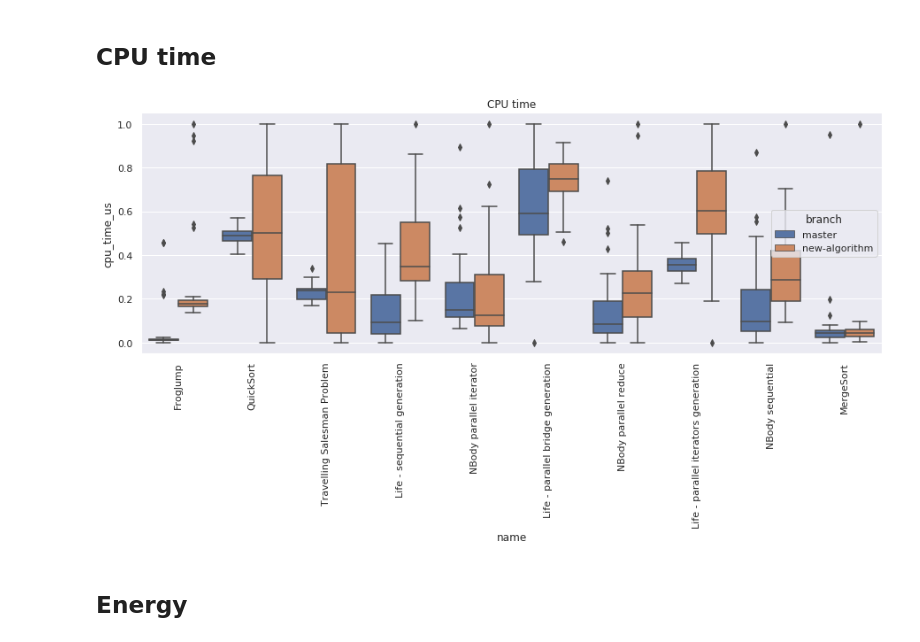
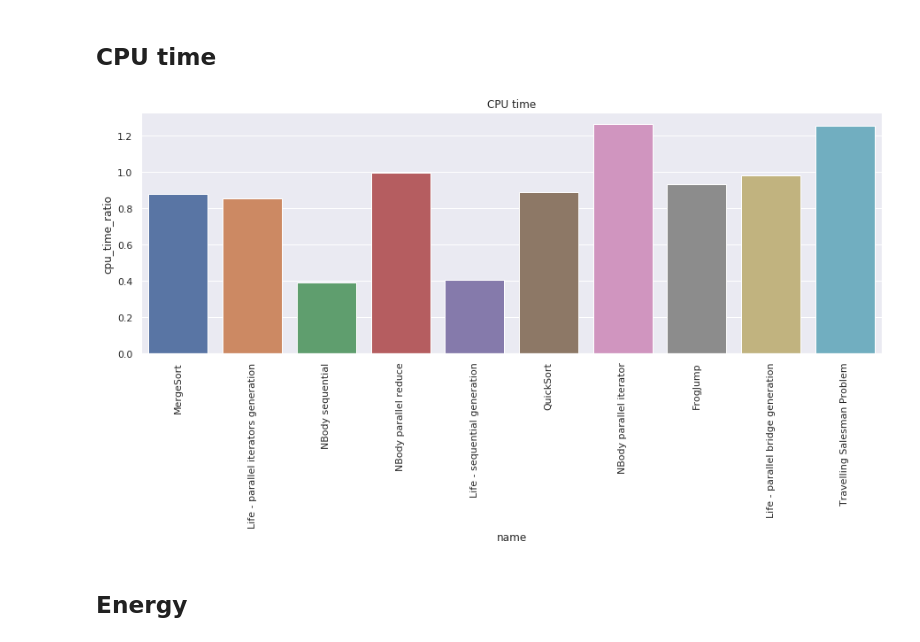
Before and after one commit to jeandiegof/bench-analysis, a Jupyter notebook: mixed/mixed.ipynb, the cells around one changed output. Saved outputs shown, nothing was run; the diff lists cells and outputs as text; code cells hidden in the pictures.

```diff
--- a/mixed/mixed.ipynb
+++ b/mixed/mixed.ipynb
@@ -9,8 +9,9 @@ sns.set_theme()
 # %%
-df_master = pd.read_csv('13-06-2022/master.csv')
+df_master = pd.read_csv('14-06-2022/master.csv')
 df_master['branch'] = 'master'
 
-df_new = pd.read_csv('13-06-2022/new-algorithm.csv')
-df_new['branch'] = 'new-algorithm'
+df_new = pd.read_csv('14-06-2022/new-algorithm-d10us.csv')
+df_new['branch'] = 'new-algorithm-d10us'
 
 df = pd.concat([df_master, df_new], ignore_index = True)
+df.sample(10)
@@ -43,13 +110,17 @@ df = final_df
 # %%
 fig1, ax1 = plt.subplots(figsize=(15,5))
 ax1.set_title('CPU time')
 ax1.set_ylabel('Active time [us]')
 ax1.set_xlabel('Algorithm')
 
-sns.boxplot(x='name', y='cpu_time_us', hue='branch', data=df);
+#sns.barplot(x='name', y='cpu_time_us', hue='branch', data=df_to_plot);
+sns.barplot(x='name', y='cpu_time_ratio', data=df_to_plot);
 plt.xticks(rotation=90);
+
+# x < 1: we are losing
+# x > 1: we are winning
 # %% [output]
-[figure, old version]
+[figure, new version]
 # %% [markdown]
 ## Energy
 # %%
```
Also changed, not shown: parts of 6 cells of this notebook, 3 other files.
